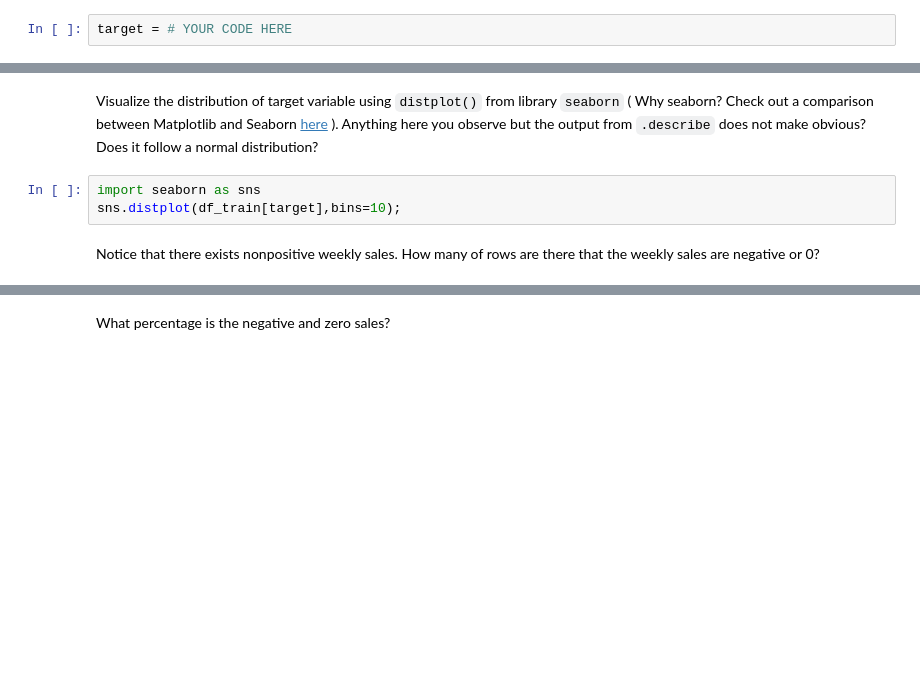
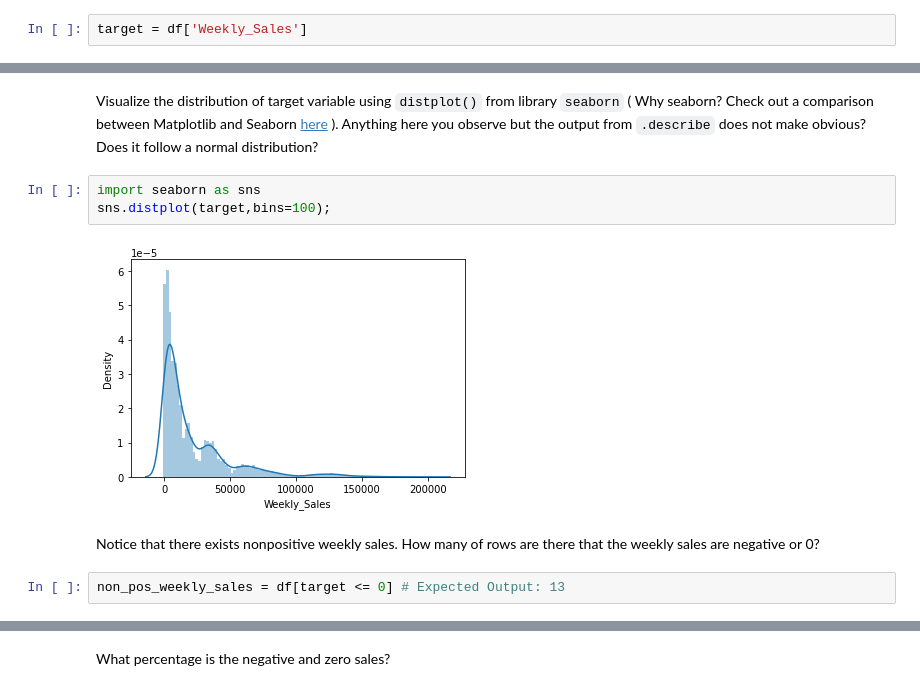
Before and after one commit to AnjanaSengupta/LOCALMLE10, a Jupyter notebook: assignments/week-04-data-eng-airflow/nb/walmart-sales-data.ipynb, the cells around one changed output, grey strips where cells are left out. Saved outputs shown, nothing was run; the diff lists cells and outputs as text; blank space fills up the shorter version.

```diff
--- a/assignments/week-04-data-eng-airflow/nb/walmart-sales-data.ipynb
+++ b/assignments/week-04-data-eng-airflow/nb/walmart-sales-data.ipynb
@@ -322,4 +439,4 @@ dtype: int64
 # %% [markdown]
 What do you think the target variable is in this problem? Assign the column name to `target` for later use.
 # %%
-target = # YOUR CODE HERE
+target = df['Weekly_Sales']
@@ -327,6 +481,10 @@ target = # YOUR CODE HERE
 Visualize the distribution of target variable using `distplot()` from library `seaborn` ( Why seaborn? Check out a comparison between Matplotlib and Seaborn [here](https://analyticsindiamag.com/comparing-python-data-visualization-tools-matplotlib-vs-seaborn/) ). Anything here you observe but the output from `.describe` does not make obvious? Does it follow a normal distribution?
 # %%
 import seaborn as sns
-sns.distplot(df_train[target],bins=10);
+sns.distplot(target,bins=100);
+# %% [output]
+[figure, added]
 # %% [markdown]
 Notice that there exists nonpositive weekly sales. How many of rows are there that the weekly sales are negative or 0?
+# %%
+non_pos_weekly_sales = df[target <= 0] # Expected Output: 13
```
Also changed, not shown: parts of 29 cells of this notebook.
